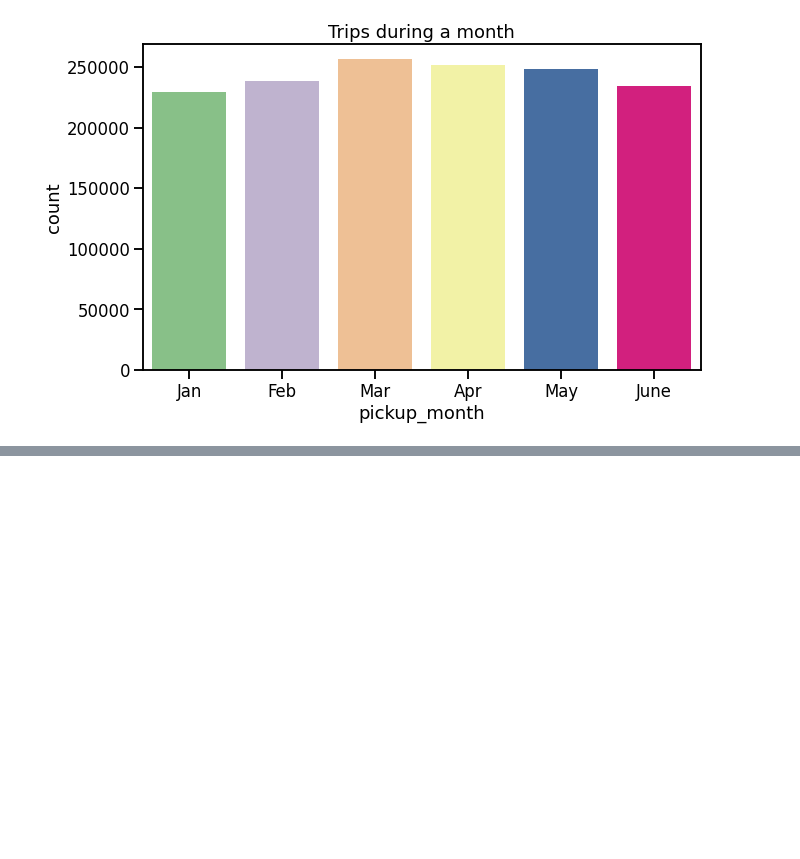
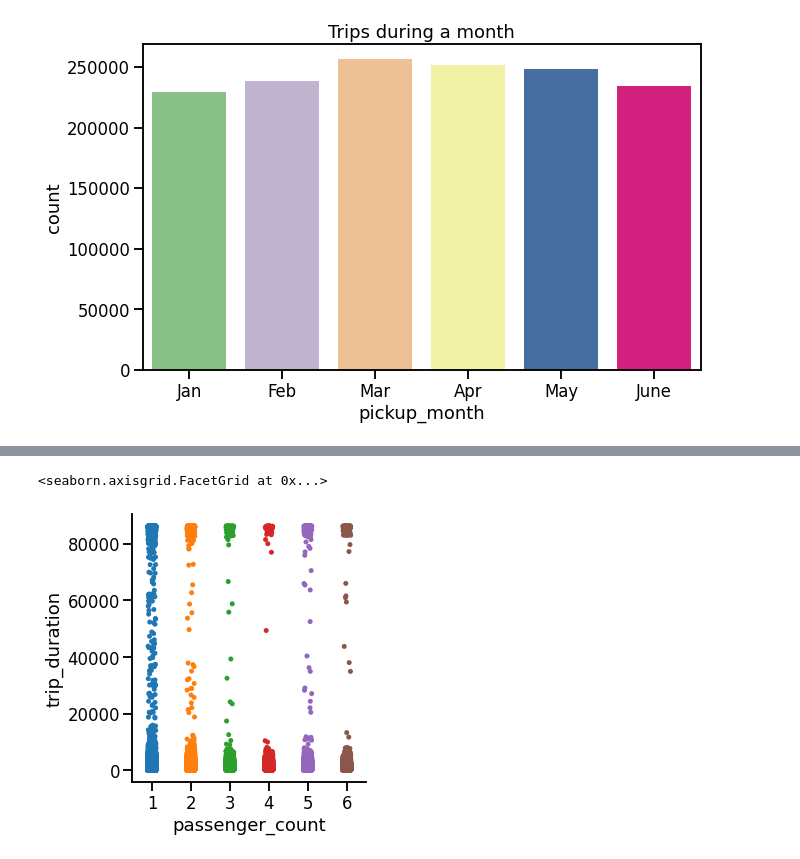
Before and after one commit to Rajvee-Sharma/NYC-Taxi-Trip-Prediction, a Jupyter notebook: Regression_NYC_Taxi_Trip_colab.ipynb, the cells around one changed output, grey strips where cells are left out. Drawn from its saved outputs; the diff is of its cells as text; code cells hidden in the pictures; blank space fills up the shorter version.

```diff
--- a/Regression_NYC_Taxi_Trip_colab.ipynb
+++ b/Regression_NYC_Taxi_Trip_colab.ipynb
@@ -426,0 +440,6 @@ Text(0.5, 1.0, 'Trips during a month')
+# %%
+#Duration of trip per hour
+sns.catplot(y='trip_duration', x='passenger_count', kind='strip', data=df)
+# %% [output]
+<seaborn.axisgrid.FacetGrid at 0x...>
+[figure, added]
```
Also changed, not shown: parts of 38 cells of this notebook.
